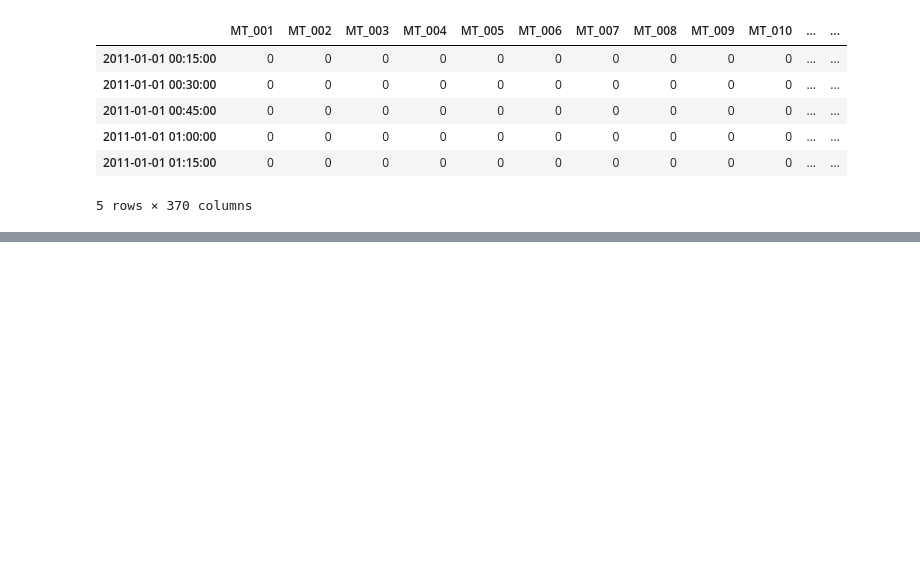
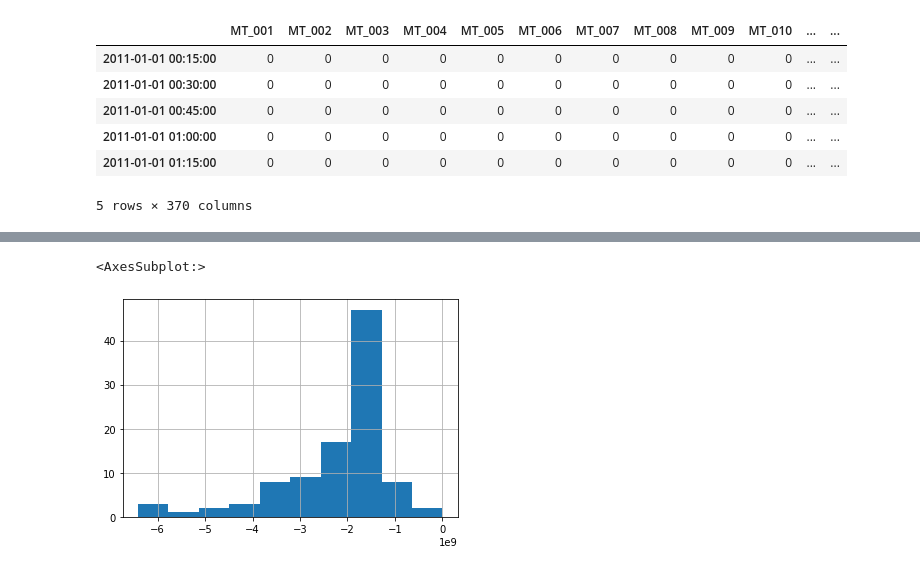
Before and after one commit to dantegates/keras-prophet, a Jupyter notebook: Untitled.ipynb, the cells around one changed output, grey strips where cells are left out. Saved outputs shown, nothing was run; the diff lists cells and outputs as text; code cells hidden in the pictures; blank space fills up the shorter version.

```diff
--- a/Untitled.ipynb
+++ b/Untitled.ipynb
@@ -34,0 +50,5 @@ df['t'] = (df.index - df.index.min()).days
+# %%
+%%time
+df.sort_values(['id', 'ds'], inplace=True)
+df['scaling_factor'] = 1 + df.set_index('ds').groupby('id').usage.rolling('60D', engine='numba', raw=True).mean().values
+df.head()
@@ -34,0 +57,12 @@ df['t'] = (df.index - df.index.min()).days
+# %%
+import matplotlib.pyplot as plt
+
+
+fig, ax = plt.subplots(figsize=(10, 5))
+
+df = pd.concat(
+    d.iloc[60 * 24 * 4:]
+    for _, d in df.groupby('id')
+)
+df.iloc[:60 * 24 * 4:].set_index('ds').usage.plot()
+df.iloc[:60 * 24 * 4].set_index('ds').scaling_factor.plot()
@@ -35,3 +71,7 @@ df['t'] = (df.index - df.index.min()).days
+# %%
+df_train = df[df.ds.lt('2014-07-01')]
+df_test = df[df.ds.between('2014-07-01', '2014-07-30')]
+df_train.shape, df_test.shape
 # %%
 import numpy as np
 import tensorflow as tf
@@ -95,0 +218,9 @@ KeyboardInterrupt:
+# %%
+zz = df_train.sample(100)
+y_test_params = model.predict(zz[['id', 't', 'scaling_factor']].to_dict('series'))
+mu = y_test_params[:, 0]
+
+(zz.usage - mu).hist()
+# %% [output]
+<AxesSubplot:>
+[figure, added]
```
Also changed, not shown: parts of 18 cells of this notebook.
